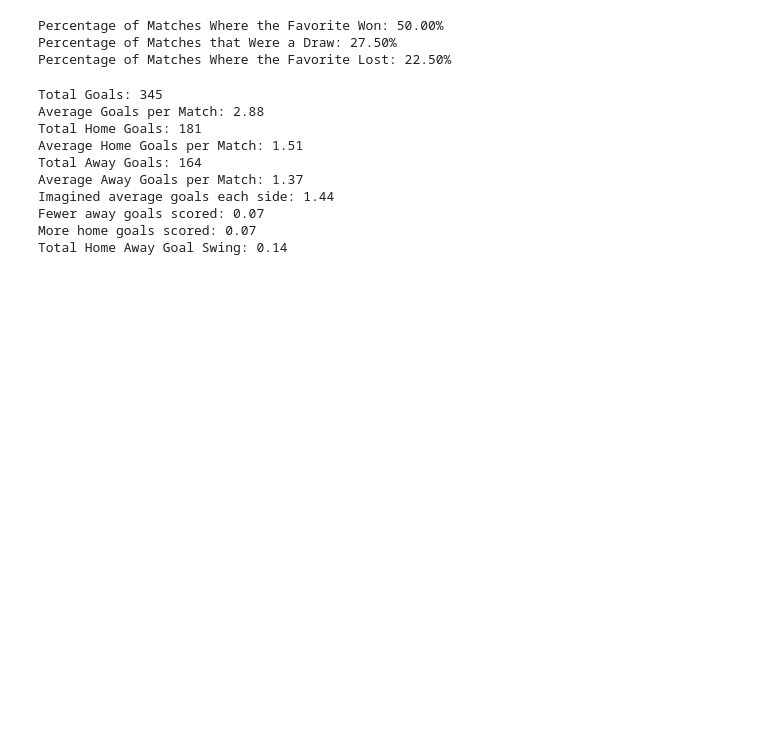
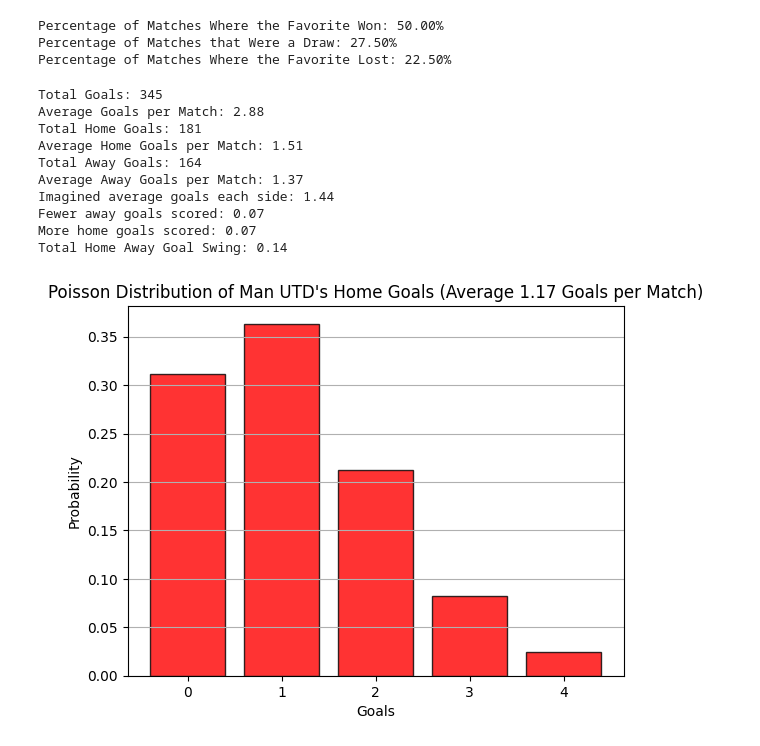
Before and after one commit to flynnjim/sports-modelling, a Jupyter notebook: prem.ipynb, the cells around one changed output. Drawn from its saved outputs; the diff is of its cells as text; code cells hidden in the pictures; blank space fills up the shorter version.

Commit message:
poisson distribution calcualted for two teams as part of probability calculations

```diff
--- a/prem.ipynb
+++ b/prem.ipynb
@@ -194,3 +194,25 @@ Imagined average goals each side: 1.44
 Fewer away goals scored: 0.07
 More home goals scored: 0.07
 Total Home Away Goal Swing: 0.14
+# %%
+import numpy as np
+import matplotlib.pyplot as plt
+from scipy.stats import poisson
+
+manchesterUTD_home_goals = data[data['HomeTeam'] == 'Man United']['FTHG']
+
+manchesterUTD_average_home_goals = manchesterUTD_home_goals.mean()
+
+goal_range = np.arange(0, 5)
+
+poisson_probs = poisson.pmf(goal_range, manchesterUTD_average_home_goals)
+
+plt.bar(goal_range, poisson_probs, alpha=0.8, color='red', edgecolor='black')
+plt.title(f"Poisson Distribution of Man UTD's Home Goals (Average {manchesterUTD_average_home_goals:.2f} Goals per Match)")
+plt.xlabel("Goals")
+plt.ylabel("Probability")
+plt.xticks(goal_range)
+plt.grid(axis='y')
+plt.show()
+# %% [output]
+[figure, added]
```
Also changed, not shown: parts of 4 cells of this notebook, 1 other file.
